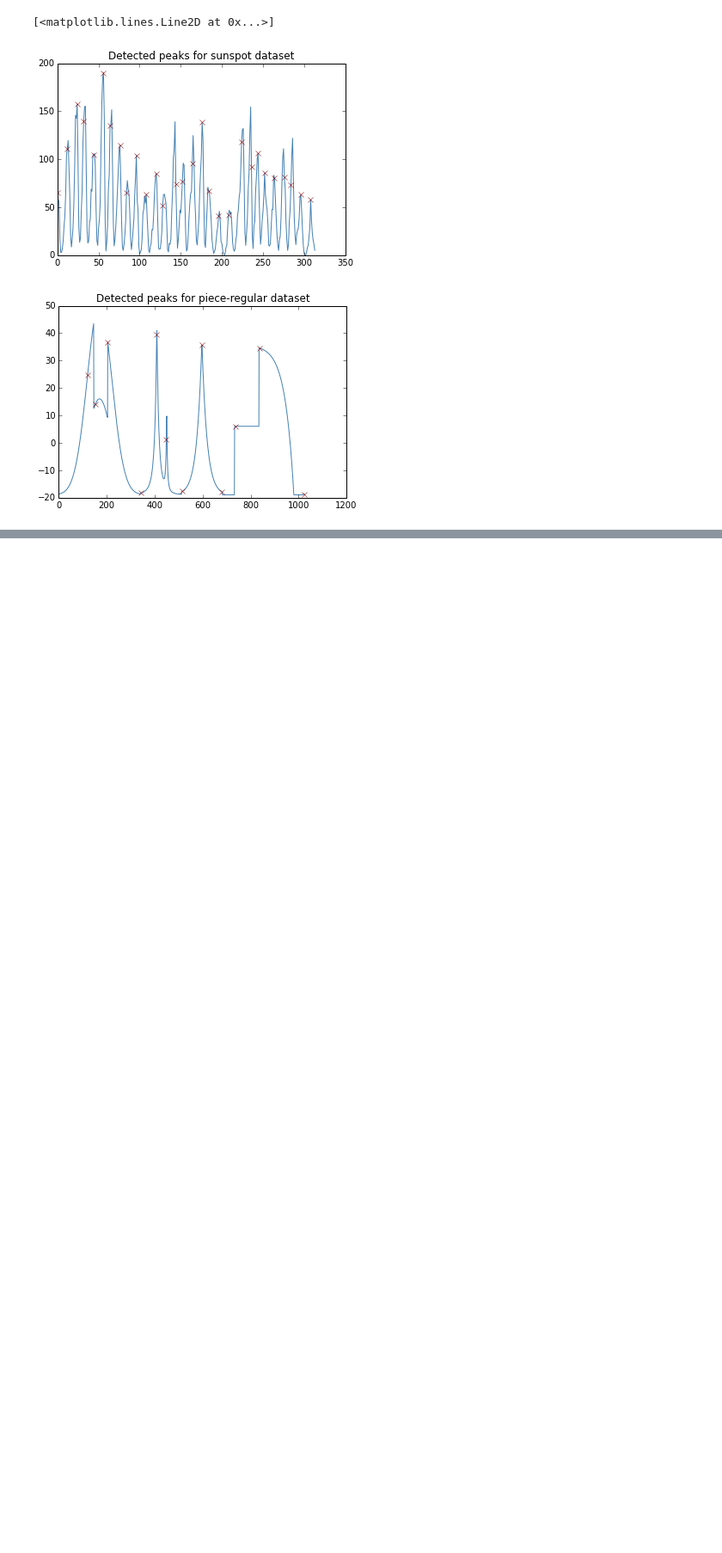
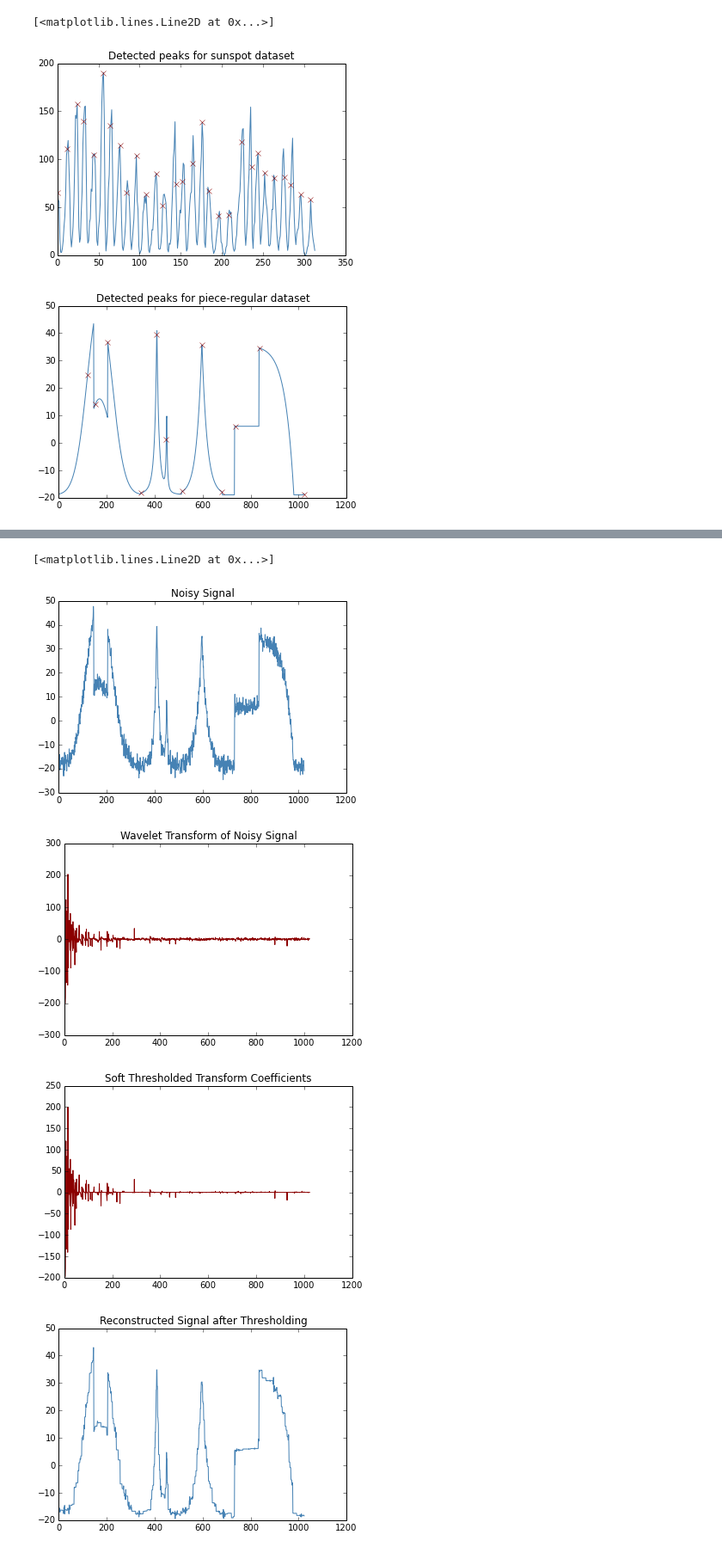
Before and after one commit to kastnerkyle/kastnerkyle.github.io-pelican, a Jupyter notebook: content/downloads/notebooks/dsp_wavelet_applications.ipynb, the cells around one changed output, grey strips where cells are left out. Shown at 86% size. Saved outputs shown, nothing was run; the diff lists cells and outputs as text; code cells hidden in the pictures; blank space fills up the shorter version.

```diff
--- a/content/downloads/notebooks/dsp_wavelet_applications.ipynb
+++ b/content/downloads/notebooks/dsp_wavelet_applications.ipynb
@@ -198,0 +233,25 @@ To complete our tour of wavelets, it would be beneficial to show how wavelets ca
+# %%
+rstate = np.random.RandomState(0)
+s = pr + 2 * rstate.randn(*pr.shape)
+threshold = t = 3
+wt = dwt(s)
+wt = wthresh(wt, t)
+rs = idwt(wt)
+
+plt.plot(s, color='steelblue')
+plt.title('Noisy Signal')
+plt.figure()
+plt.plot(dwt(s), color='darkred')
+plt.title('Wavelet Transform of Noisy Signal')
+plt.figure()
+plt.title('Soft Thresholded Transform Coefficients')
+plt.plot(wt, color='darkred')
+plt.figure()
+plt.title('Reconstructed Signal after Thresholding')
+plt.plot(rs, color='steelblue')
+# %% [output]
+[<matplotlib.lines.Line2D at 0x...>]
+[figure, added]
+[figure, added]
+[figure, added]
+[figure, added]
```
Also changed, not shown: parts of 8 cells of this notebook, 2 other files.
